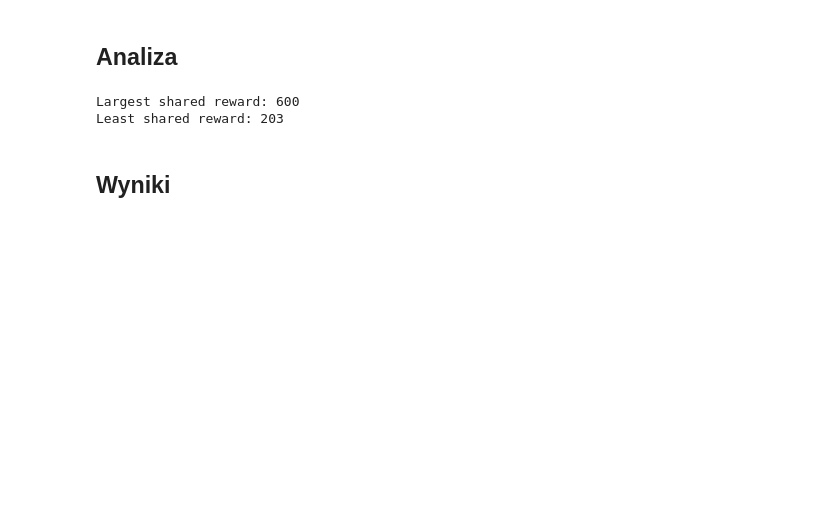
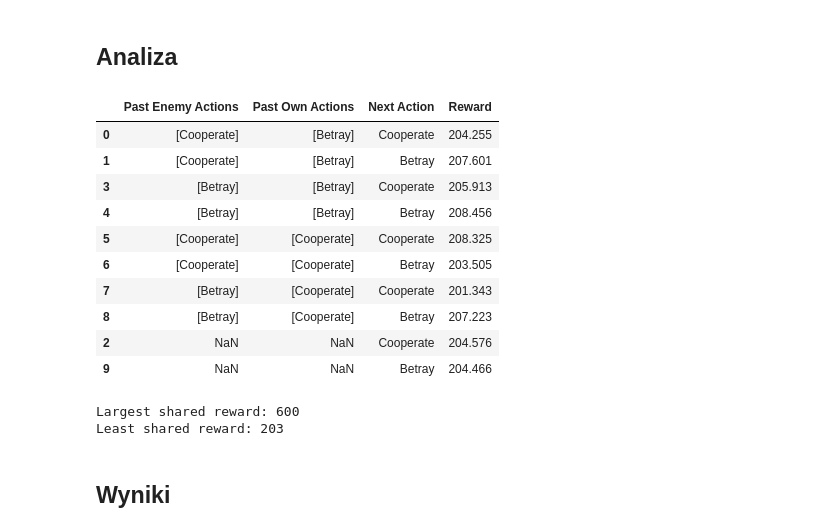
Before and after one commit to A-Rozmarynowicz/Prisoners_Dilemma_Simulator, a Jupyter notebook: source/main.ipynb, the cells around one changed output. Drawn from its saved outputs; the diff is of its cells as text; code cells hidden in the pictures; blank space fills up the shorter version.

```diff
--- a/source/main.ipynb
+++ b/source/main.ipynb
@@ -92,6 +79,36 @@ duel_matrix, rewards = Normal_Tournament(gm=gm, number_of_games=number_of_games,
 rewards.Sort_Total_Rewards()
 # %% [markdown]
 ## Analiza
+# %%
+if 'q_learning' in locals() and isinstance(q_learning, Q_Learning):
+    q_insight = {
+        "Past Enemy Actions" : defaultdict(list),
+        "Past Own Actions" : defaultdict(list),
+        "Next Action" : defaultdict(pacts),
+        "Reward" : defaultdict(float),
+    }
+
+    for ix, (s, a) in enumerate(q_learning.q_table.items()):
+        state_size = len(s)
+        for i in range((state_size - 1) // 2):
+            q_insight["Past Enemy Actions"][ix].append(s[i*2])
+            q_insight["Past Own Actions"][ix].append(s[i*2 + 1])
+        q_insight["Next Action"][ix] = (s[-1])
+        q_insight["Reward"][ix] = (a)
+
+    display(pd.DataFrame(q_insight).round(3))
+# %% [output]
+|  | Past Enemy Actions | Past Own Actions | Next Action | Reward |
+| 0 | [Cooperate] | [Betray] | Cooperate | 204.255 |
+| 1 | [Cooperate] | [Betray] | Betray | 207.601 |
+| 3 | [Betray] | [Betray] | Cooperate | 205.913 |
+| 4 | [Betray] | [Betray] | Betray | 208.456 |
+| 5 | [Cooperate] | [Cooperate] | Cooperate | 208.325 |
+| 6 | [Cooperate] | [Cooperate] | Betray | 203.505 |
+| 7 | [Betray] | [Cooperate] | Cooperate | 201.343 |
+| 8 | [Betray] | [Cooperate] | Betray | 207.223 |
+| 2 | NaN | NaN | Cooperate | 204.576 |
+| 9 | NaN | NaN | Betray | 204.466 |
 # %%
 def Sort_Based_On_Total_Rewards(total_rewards, data):
     sorted_data = dict(sorted(
```
Also changed, not shown: parts of 8 cells of this notebook.
